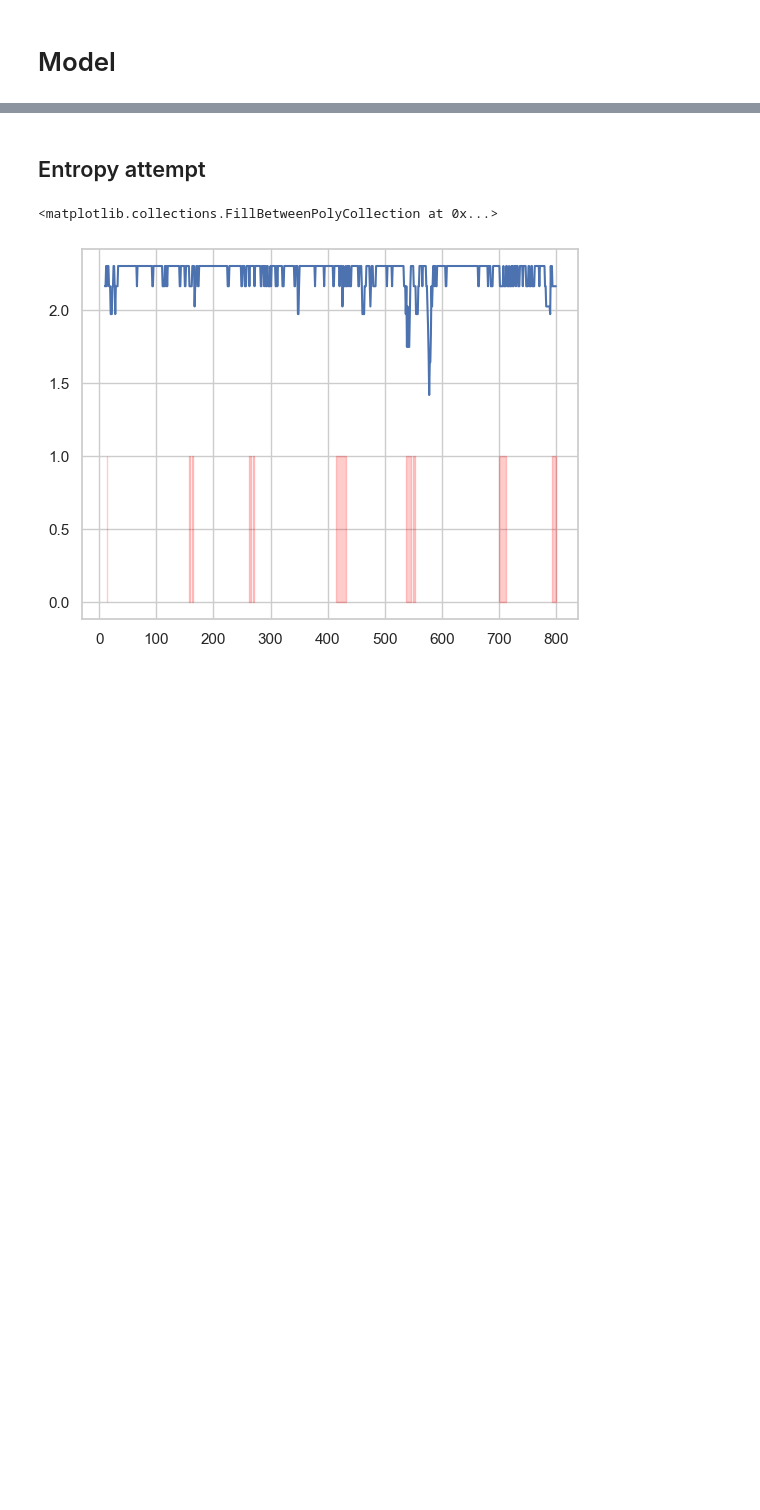
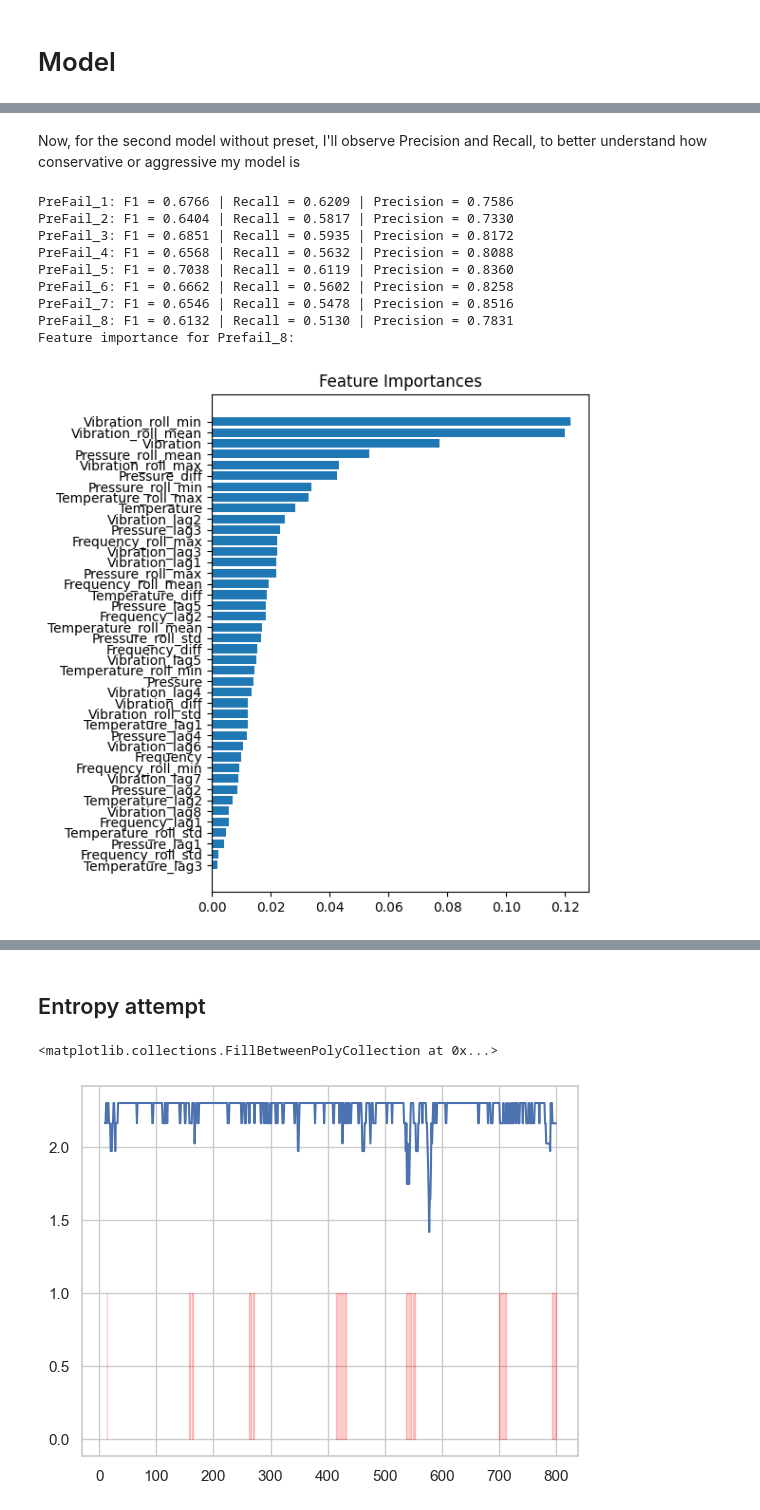
Before and after one commit to MatBom/CASE_Shape_digital, a Jupyter notebook: case_shape.ipynb, the cells around one changed output, grey strips where cells are left out. Saved outputs shown, nothing was run; the diff lists cells and outputs as text; code cells hidden in the pictures; blank space fills up the shorter version.

```diff
--- a/case_shape.ipynb
+++ b/case_shape.ipynb
@@ -462,0 +634,34 @@ plt.show()
+# %% [markdown]
+Now, for the second model without preset, I'll observe Precision and Recall, to better understand how conservative or aggressive my model is
+# %%
+x_2 = df_model[x_prev_cols + x_new_cols]
+
+all_scores = {
+    'f1': 'f1',
+    'recall': 'recall',
+    'precision': 'precision'
+}
+
+for i in range(1,9):
+    y_2 = df_model[f'PreFail_{i}'].astype(int)
+    scores = cross_validate(pipeline_2, x_2, y_2, cv=split, scoring=all_scores)
+
+    f1 = scores['test_f1'].mean()
+    recall = scores['test_recall'].mean()
+    precision = scores['test_precision'].mean()
+
+    print(f'PreFail_{i}: F1 = {f1:.4f} | Recall = {recall:.4f} | Precision = {precision:.4f}')
+
+print('Feature importance for Prefail_8:')
+show_feature_importance(pipeline_2, x = x_2, y = y_2)
+# %% [output]
+PreFail_1: F1 = 0.6766 | Recall = 0.6209 | Precision = 0.7586
+PreFail_2: F1 = 0.6404 | Recall = 0.5817 | Precision = 0.7330
+PreFail_3: F1 = 0.6851 | Recall = 0.5935 | Precision = 0.8172
+PreFail_4: F1 = 0.6568 | Recall = 0.5632 | Precision = 0.8088
+PreFail_5: F1 = 0.7038 | Recall = 0.6119 | Precision = 0.8360
+PreFail_6: F1 = 0.6662 | Recall = 0.5602 | Precision = 0.8258
+PreFail_7: F1 = 0.6546 | Recall = 0.5478 | Precision = 0.8516
+PreFail_8: F1 = 0.6132 | Recall = 0.5130 | Precision = 0.7831
+Feature importance for Prefail_8:
+[figure, added]
```
Also changed, not shown: parts of 75 cells of this notebook.
